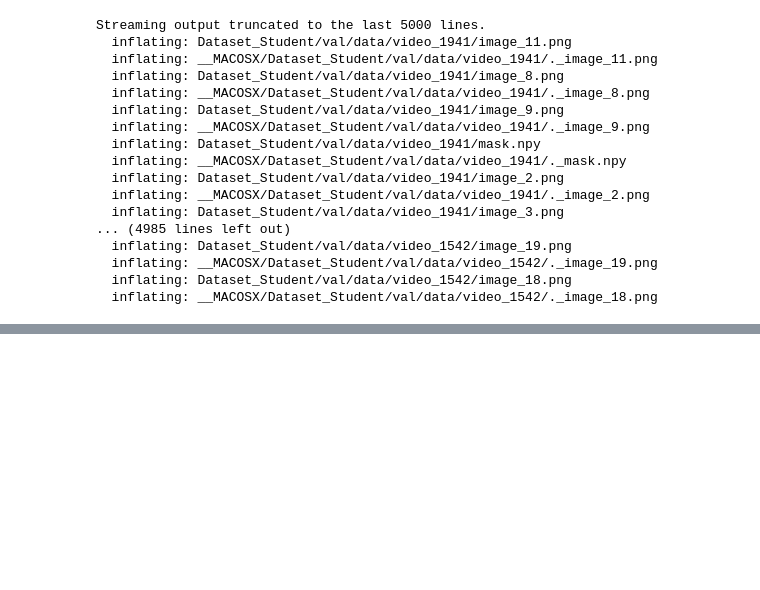
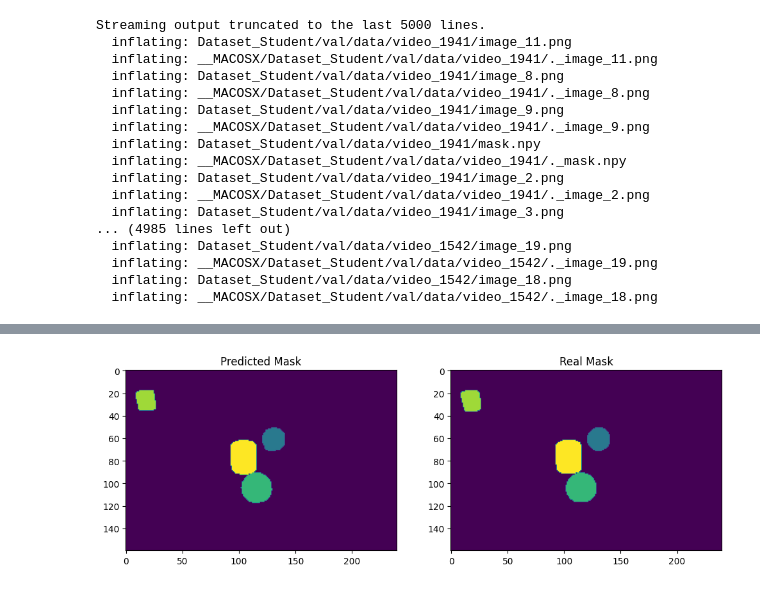
Before and after one commit to gbugli/DL_project_2023, a Jupyter notebook: UNet_masker.ipynb, the cells around one changed output, grey strips where cells are left out. Saved outputs shown, nothing was run; the diff lists cells and outputs as text; code cells hidden in the pictures; blank space fills up the shorter version.

Commit message:
UNet masker latest

```diff
--- a/UNet_masker.ipynb
+++ b/UNet_masker.ipynb
@@ -378,9 +359,9 @@ def load_data(root, annotation_file, batch_size=2):
     preprocess = transforms.Compose([
             ImglistToTensor(),  # list of PIL images to (FRAMES x CHANNELS x HEIGHT x WIDTH) tensor
             # transforms.Resize(299),  # image batch, resize smaller edge to 299
-            transforms.Resize((160,240)),
+            # transforms.Resize((160,240)),
             # transforms.CenterCrop(299),  # image batch, center crop to square 299x299
-            transforms.Normalize(mean=[0.485, 0.456, 0.406], std=[0.229, 0.224, 0.225]),
+            transforms.Normalize((0.61749697, 0.6050092, 0.52180636), (2.1824553, 2.1553133, 1.9115673)),
         ])
 
     dataset = VideoFrameDataset(
@@ -488,0 +491,94 @@ Unet_masker = UNet(                 # model input channels (1 for gray-scale ima
+# %%
+
+from torch.optim.lr_scheduler import CosineAnnealingLR
+from torch import optim
+
+
+num_epochs = 5
+#criterion = smp.losses.JaccardLoss(mode="multiclass")
+weight = torch.ones(49)
+weight[0] = 0.3
+weight = weight.to(device)
+steps = num_epochs * len(trainloader)
+criterion = CEandDiceLoss(weight, 0.3, 0.7) #smp.losses.DiceLoss(mode="multiclass")#CrossEntropyLoss(weight=weight)
+optimizer = optim.Adam(Unet_masker.parameters(), lr=0.000001)
+scheduler = CosineAnnealingLR(optimizer, T_max=steps, eta_min=0.00000001)
+# %%
+from tqdm import tqdm
+from einops import rearrange
+
+
+
+Unet_masker.to(device)
+
+def train_model(model, trainloader, valloader, optimizer, criterion, device, epochs):
+  # Training loop
+  for epoch in range(epochs):
+      # Training
+      model.train()
+      train_loss = 0
+      train_tqdm = tqdm(trainloader, desc=f"Epoch {epoch+1}/{num_epochs} (Train)")
+      for frames, labels, masks in train_tqdm:
+          frames, labels, masks = frames.to(device), labels.to(device), masks.to(device)
+
+          optimizer.zero_grad()
+          frames = rearrange(frames, 'b t c h w -> (b t) c h w')
+          masks = rearrange(masks, 'b t h w -> (b t) h w')
+          #print(frames.shape)
+          outputs = model(frames)
+          #print(outputs.shape)
+          #print(masks.shape)
+          loss = criterion(outputs, masks.long())
+          loss.backward()
+          optimizer.step()
+          scheduler.step()
+
+          train_loss += loss.item()
+          train_tqdm.set_postfix({'train_loss': train_loss / (train_tqdm.n + 1), 'learning_rate': optimizer.param_groups[0]['lr']})
+
+      # Validation
+      model.eval()
+      val_loss = 0
+      val_tqdm = tqdm(valloader, desc=f"Epoch {epoch+1}/{num_epochs} (Val)")
+      with torch.no_grad():
+          val_predicted = []
+          val_truth = []
+          for frames, labels, masks in val_tqdm:
+              frames, labels, masks = frames.to(device), labels.to(device), masks.to(device)
+
+              frames = rearrange(frames, 'b t c h w -> (b t) c h w')
+              masks = rearrange(masks, 'b t h w -> (b t) h w')
+              outputs = model(frames)
+              loss = criterion(outputs, masks.long())
+
+              outputs = torch.argmax(outputs, dim=1)
+              val_predicted.append(outputs[[21,43]].cpu())
+              val_truth.append(masks[[21,43]].cpu())
+
+              val_loss += loss.item()
+              val_tqdm.set_postfix({'val_loss': val_loss / (val_tqdm.n + 1)})
+
+          # Convert the tensors to numpy arrays for visualization
+          print(outputs.shape)
+          print(masks.shape)
+          outputs = outputs.cpu().numpy()
+          masks = masks.cpu().numpy()
+          # Choose the first sample in the batch to visualize
+          sample_id = 0
+
+          # Plot the predicted mask and real mask
+          fig, (ax1, ax2) = plt.subplots(1, 2, figsize=(12, 6))
+          ax1.imshow(outputs[sample_id])
+          ax1.set_title("Predicted Mask")
+          ax2.imshow(masks[sample_id])
+          ax2.set_title("Real Mask")
+          plt.show()
+
+          results_mask_tensor = torch.cat(val_predicted, dim=0)  # Concatenate tensors
+          actual_mask_tensor = torch.cat(val_truth, dim=0)
+          jaccard = compute_jaccard(results_mask_tensor, actual_mask_tensor)
+          print(f"jaccard_score: {jaccard}")
+
+
+train_model(Unet_masker, trainloader, valloader, optimizer, criterion, device, num_epochs)
+# %% [output]
@@ -488,0 +587 @@ Unet_masker = UNet(                 # model input channels (1 for gray-scale ima
+[figure, added]
```
Also changed, not shown: parts of 31 cells of this notebook.
